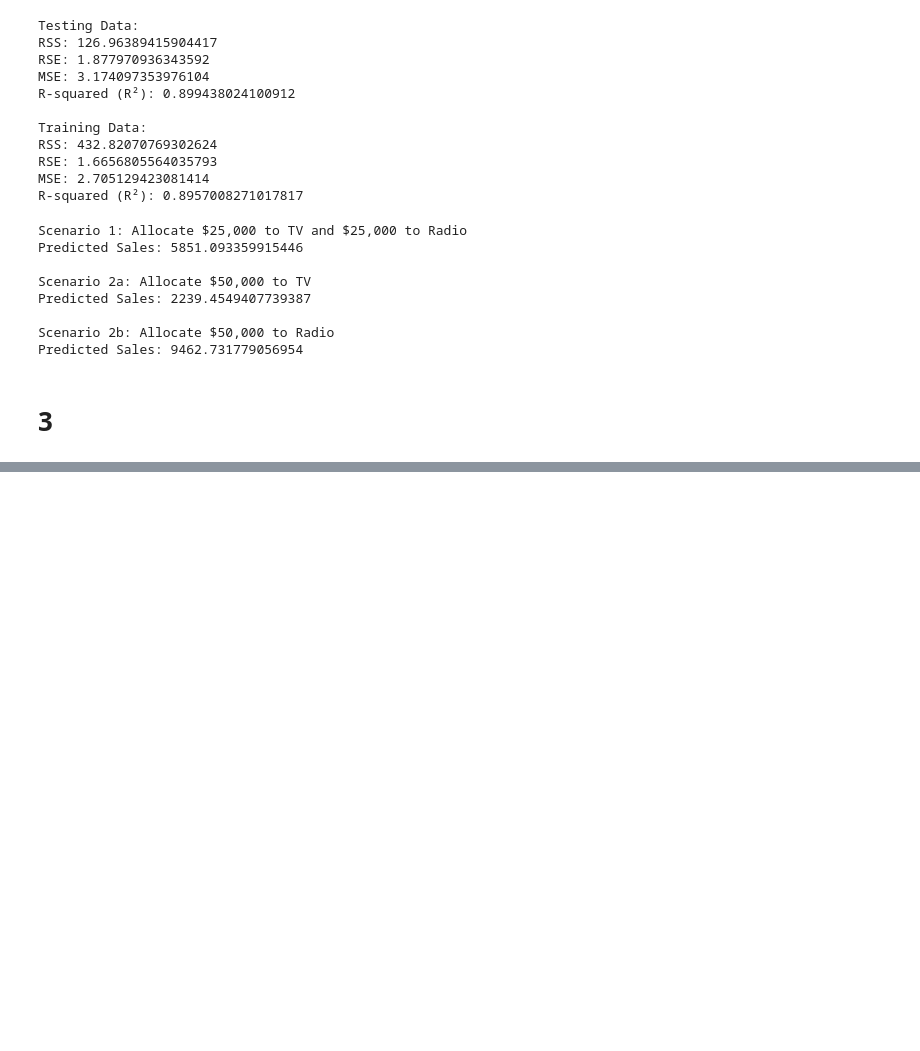
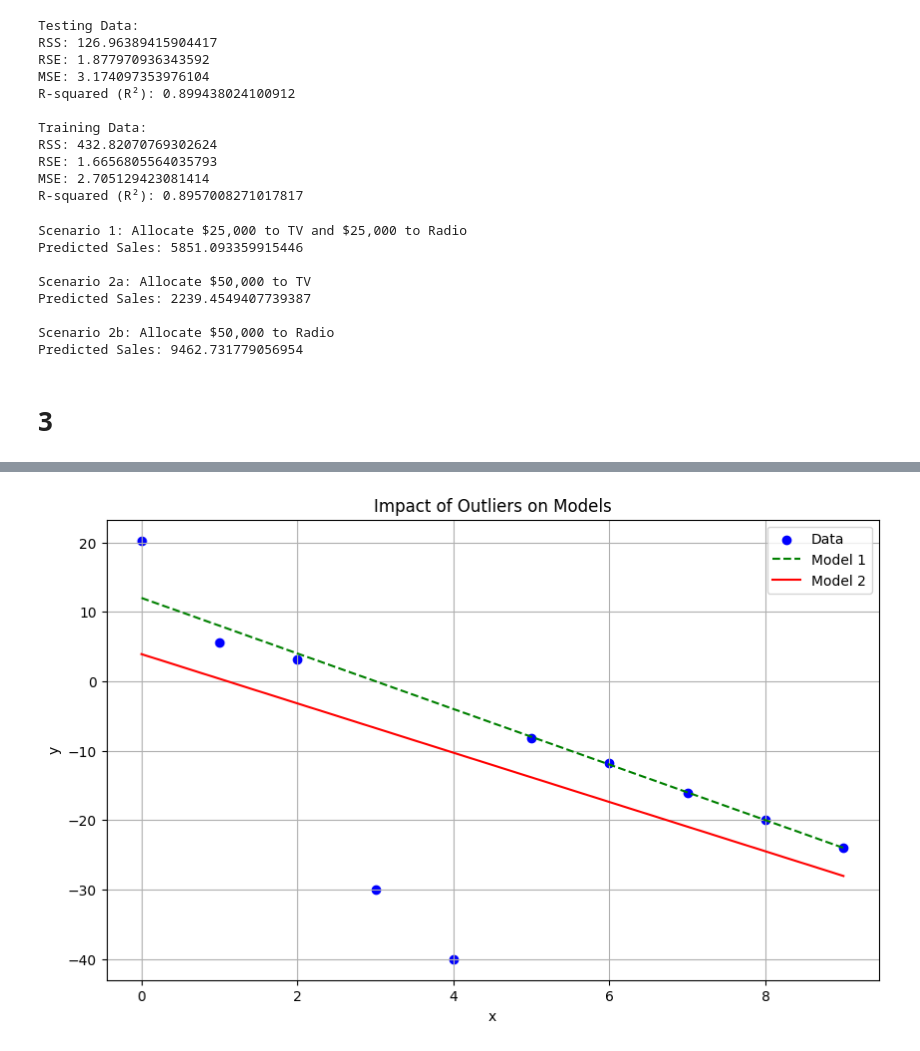
Before and after one commit to deepdewdeep/Pattern_Recognition, a Jupyter notebook: Graded Assignment 1.ipynb, the cells around one changed output, grey strips where cells are left out. Cells and saved outputs as stored; diff of their text form; code cells hidden in the pictures; blank space fills up the shorter version.

```diff
--- a/Graded Assignment 1.ipynb
+++ b/Graded Assignment 1.ipynb
@@ -350,0 +523,20 @@ Predicted Sales: 9462.731779056954
+# %%
+
+# Create a scatter plot of the data points
+plt.figure(figsize=(10, 6))
+plt.scatter(x, y, label='Data', color='blue', marker='o')
+
+# Plot Model 1
+plt.plot(x, y_pred_model1, label='Model 1', color='green', linestyle='--')
+
+# Plot Model 2
+plt.plot(x, y_pred_model2, label='Model 2', color='red', linestyle='-')
+
+plt.xlabel('x')
+plt.ylabel('y')
+plt.title('Impact of Outliers on Models')
+plt.legend()
+plt.grid(True)
+plt.show()
+# %% [output]
+[figure, added]
```
Also changed, not shown: parts of 8 cells of this notebook.
